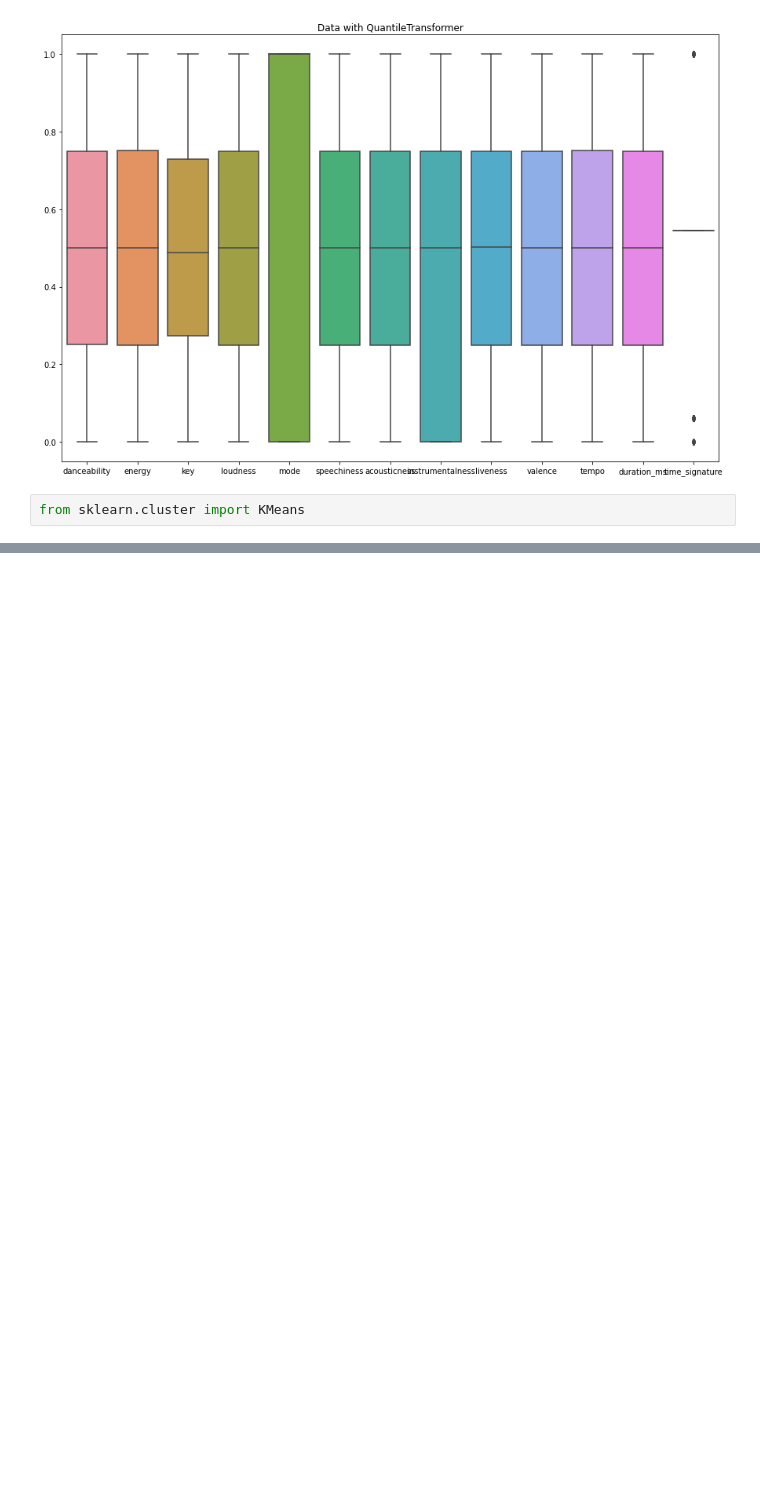
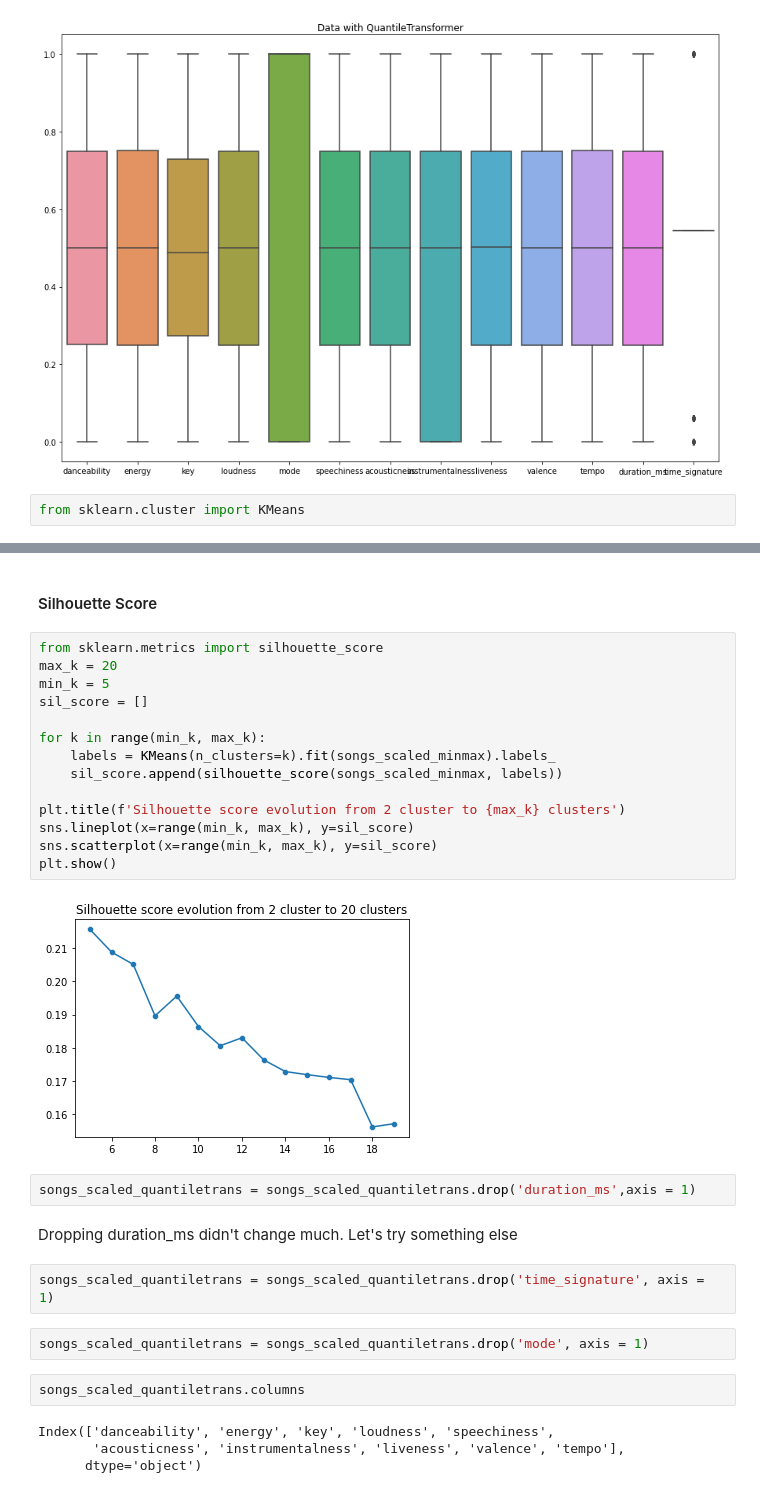
Before and after one commit to hanaamulic/Unsupervised-Machine-Learning, a Jupyter notebook: Spotify_challenge_1000_songs.ipynb, the cells around one changed output, grey strips where cells are left out. Cells and saved outputs as stored; diff of their text form; blank space fills up the shorter version.

```diff
--- a/Spotify_challenge_1000_songs.ipynb
+++ b/Spotify_challenge_1000_songs.ipynb
@@ -113,0 +177,32 @@ songs_scaled
+# %% [markdown]
+#### Silhouette Score
+# %%
+from sklearn.metrics import silhouette_score
+max_k = 20
+min_k = 5
+sil_score = []
+
+for k in range(min_k, max_k):
+    labels = KMeans(n_clusters=k).fit(songs_scaled_minmax).labels_
+    sil_score.append(silhouette_score(songs_scaled_minmax, labels))
+
+plt.title(f'Silhouette score evolution from 2 cluster to {max_k} clusters')
+sns.lineplot(x=range(min_k, max_k), y=sil_score)
+sns.scatterplot(x=range(min_k, max_k), y=sil_score)
+plt.show()
+# %% [output]
+[figure, added]
+# %%
+songs_scaled_quantiletrans = songs_scaled_quantiletrans.drop('duration_ms',axis = 1)
+# %% [markdown]
+Dropping duration_ms didn't change much. Let's try something else
+# %%
+songs_scaled_quantiletrans = songs_scaled_quantiletrans.drop('time_signature', axis = 1)
+# %%
+songs_scaled_quantiletrans = songs_scaled_quantiletrans.drop('mode', axis = 1)
+# %%
+songs_scaled_quantiletrans.columns
+# %% [output]
+Index(['danceability', 'energy', 'key', 'loudness', 'speechiness',
+       'acousticness', 'instrumentalness', 'liveness', 'valence', 'tempo'],
+      dtype='object')
```
Also changed, not shown: parts of 39 cells of this notebook, 5 other files.
